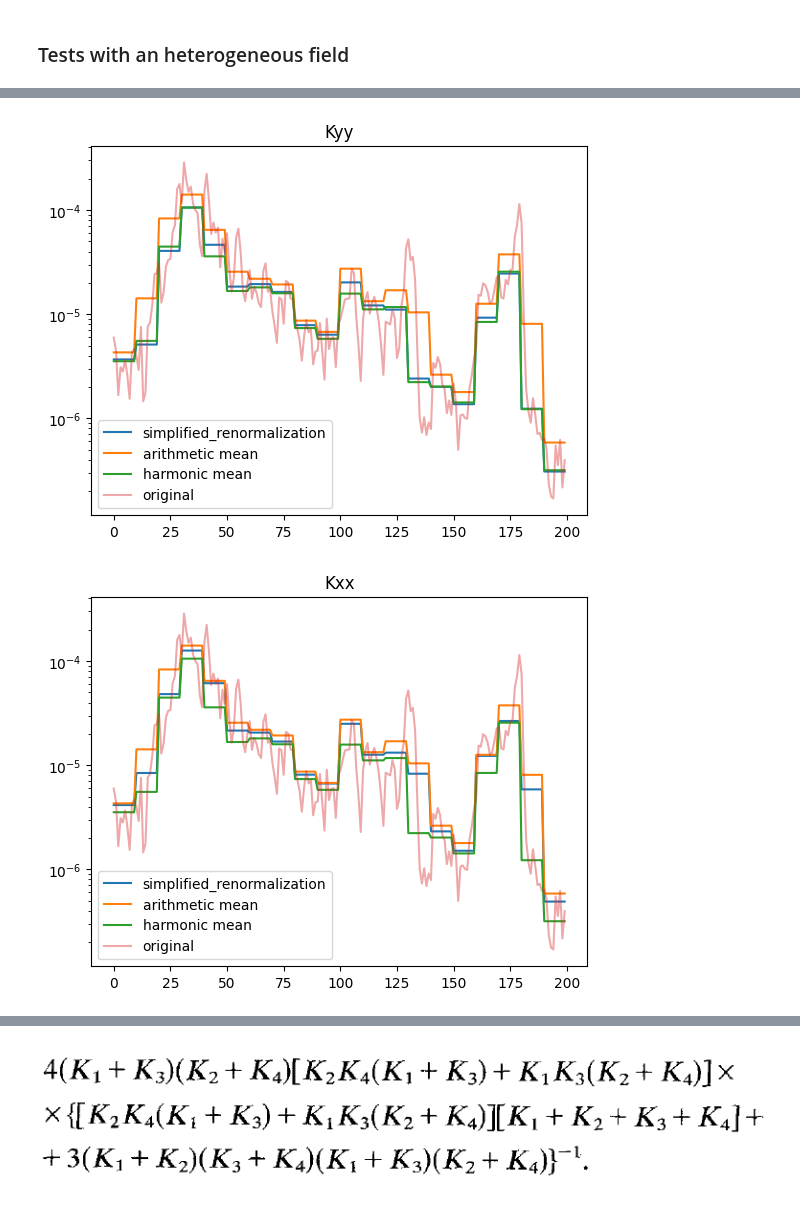
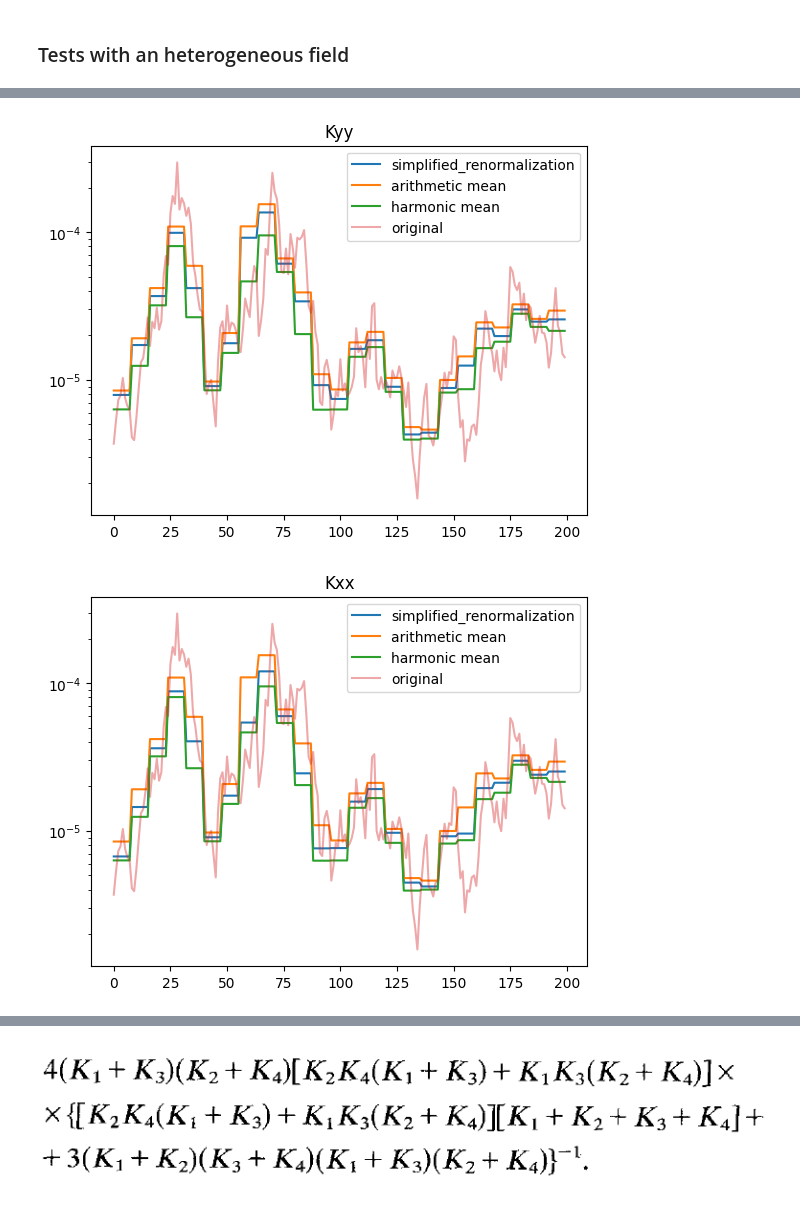
Before and after one commit to randlab/ArchPy, a Jupyter notebook: dev/flow_simulation/upscaling_methods.ipynb, the cells around one changed output, grey strips where cells are left out. Saved outputs shown, nothing was run; the diff lists cells and outputs as text; code cells hidden in the pictures.

```diff
--- a/dev/flow_simulation/upscaling_methods.ipynb
+++ b/dev/flow_simulation/upscaling_methods.ipynb
@@ -77,3 +81,9 @@ def merge(v1, v2, w1, w2, normalize=True):
 test_f()
 # %% [output]
 Test passed
+# %%
+a = np.array([[1, 2, 3, 4], [5, 6, 7, 8], [9, 10, 11, 12], [13, 14, 15, 16]])
+dx = np.ones((4, 4))
+dy = np.ones((4, 4))
+dx[:, -1] = .5
+f(a, dx=dx, dy=dy, direction="y", type="parallel")
@@ -210,7 +283,7 @@ plt.colorbar()
 np.random.seed(1312)
 
 # create a 2D field
-nx, ny = 4, 4
+nx, ny = 5, 5
 dx, dy = 1, 1
 x = np.linspace(0, nx-1, nx)
 y = np.linspace(0, ny-1, ny)
@@ -386,26 +473,28 @@ plt.show()
 # %%
-i = 90
+i = 110
 
 plt.plot(new_field_kyy[:, i], label= "simplified_renormalization")
-plt.plot(new_field_2_kyy[:, i], label="arithmetic mean")
-plt.plot(new_field_2_kxx[:, i], label="harmonic mean")
+plt.plot(new_field_2_am[:, i], label="arithmetic mean")
+plt.plot(new_field_2_hm[:, i], label="harmonic mean")
+# plt.plot(new_field_2_gm[:, i], label="geometric mean")
 plt.plot(field[0][:, i], label="original", alpha=.4)
 plt.title("Kyy")
 plt.legend()
 
 plt.yscale("log")
 plt.show()
 plt.plot(new_field_kxx[:, i], label= "simplified_renormalization")
-plt.plot(new_field_2_kyy[:, i], label="arithmetic mean")
-plt.plot(new_field_2_kxx[:, i], label="harmonic mean")
+plt.plot(new_field_2_am[:, i], label="arithmetic mean")
+plt.plot(new_field_2_hm[:, i], label="harmonic mean")
+# plt.plot(new_field_2_gm[:, i], label="geometric mean")
 plt.plot(field[0][:, i], label="original", alpha=.4)
 plt.title("Kxx")
 plt.legend()
 plt.yscale("log")
 plt.show()
 # %% [output]
-[figure, old version]
+[figure, new version]
-[figure, old version]
+[figure, new version]
 # %%
 cx_min, cx_max = find_c(selected_area, direction="x", first_type="series"), find_c(selected_area, direction="x", first_type="parallel")
 # %%
```
Also changed, not shown: parts of 29 cells of this notebook.
